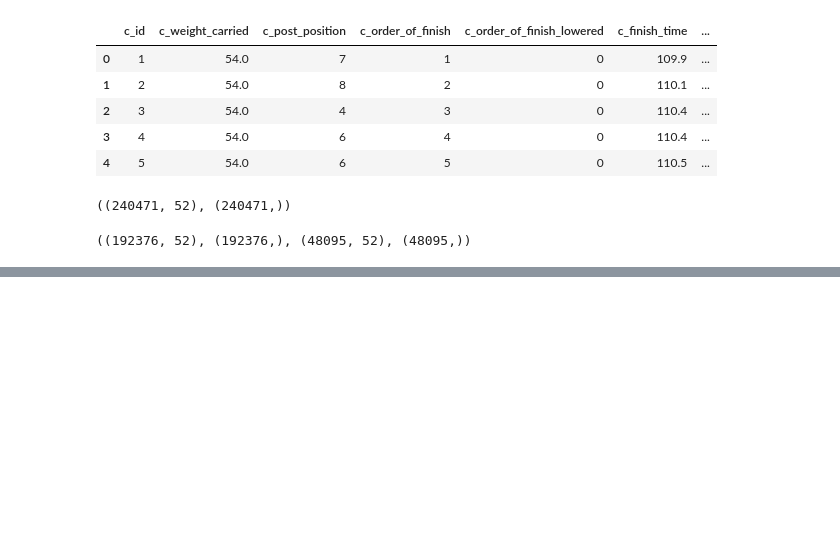
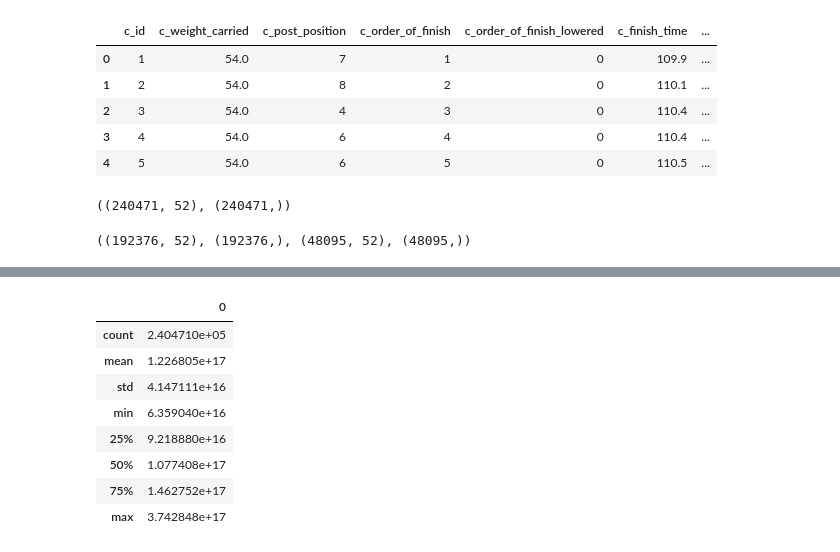
Before and after one commit to hankehly/netkeiba, a Jupyter notebook: notebooks/transformation.ipynb, the cells around one changed output, grey strips where cells are left out. Drawn from its saved outputs; the diff is of its cells as text; code cells hidden in the pictures; blank space fills up the shorter version.

```diff
--- a/notebooks/transformation.ipynb
+++ b/notebooks/transformation.ipynb
@@ -157,2 +202,19 @@ class CombinedNumericAttributesAdder(BaseEstimator, TransformerMixin):
+# %%
+date_pipeline = Pipeline([
+    ('date_attribs_adder', CombinedDateAttributesAdder()),
+    ('imputer', SimpleImputer(strategy='median'))
+])
+
+pd.DataFrame(date_pipeline.fit_transform(X[date_attribs])).describe()
+# %% [output]
+|  | 0 |
+| count | 2.404710e+05 |
+| mean | 1.226805e+17 |
+| std | 4.147111e+16 |
+| min | 6.359040e+16 |
+| 25% | 9.218880e+16 |
+| 50% | 1.077408e+17 |
+| 75% | 1.462752e+17 |
+| max | 3.742848e+17 |
 # %%
 X.r_dirt_condition.value_counts(dropna=False)
```
Also changed, not shown: parts of 10 cells of this notebook.
